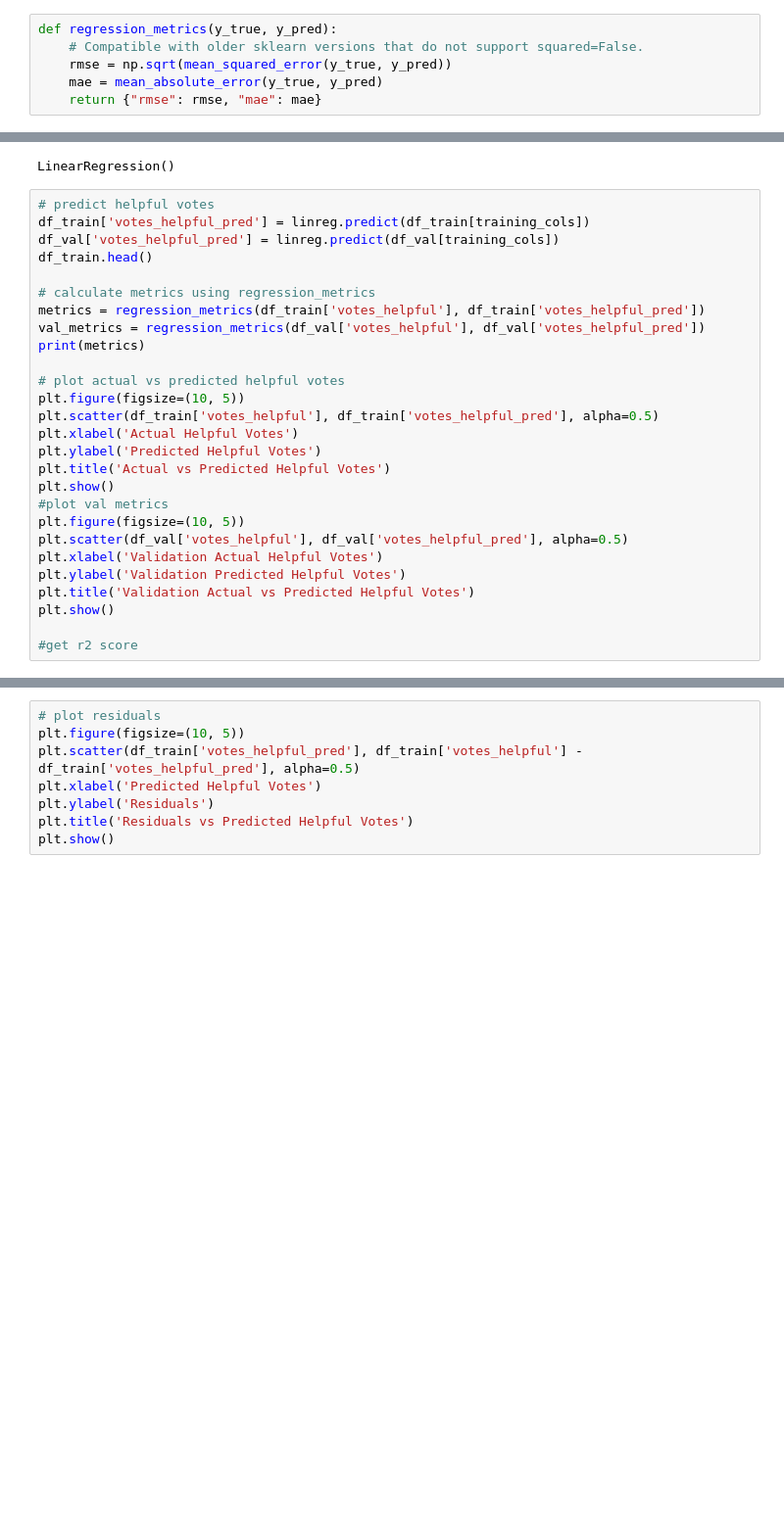
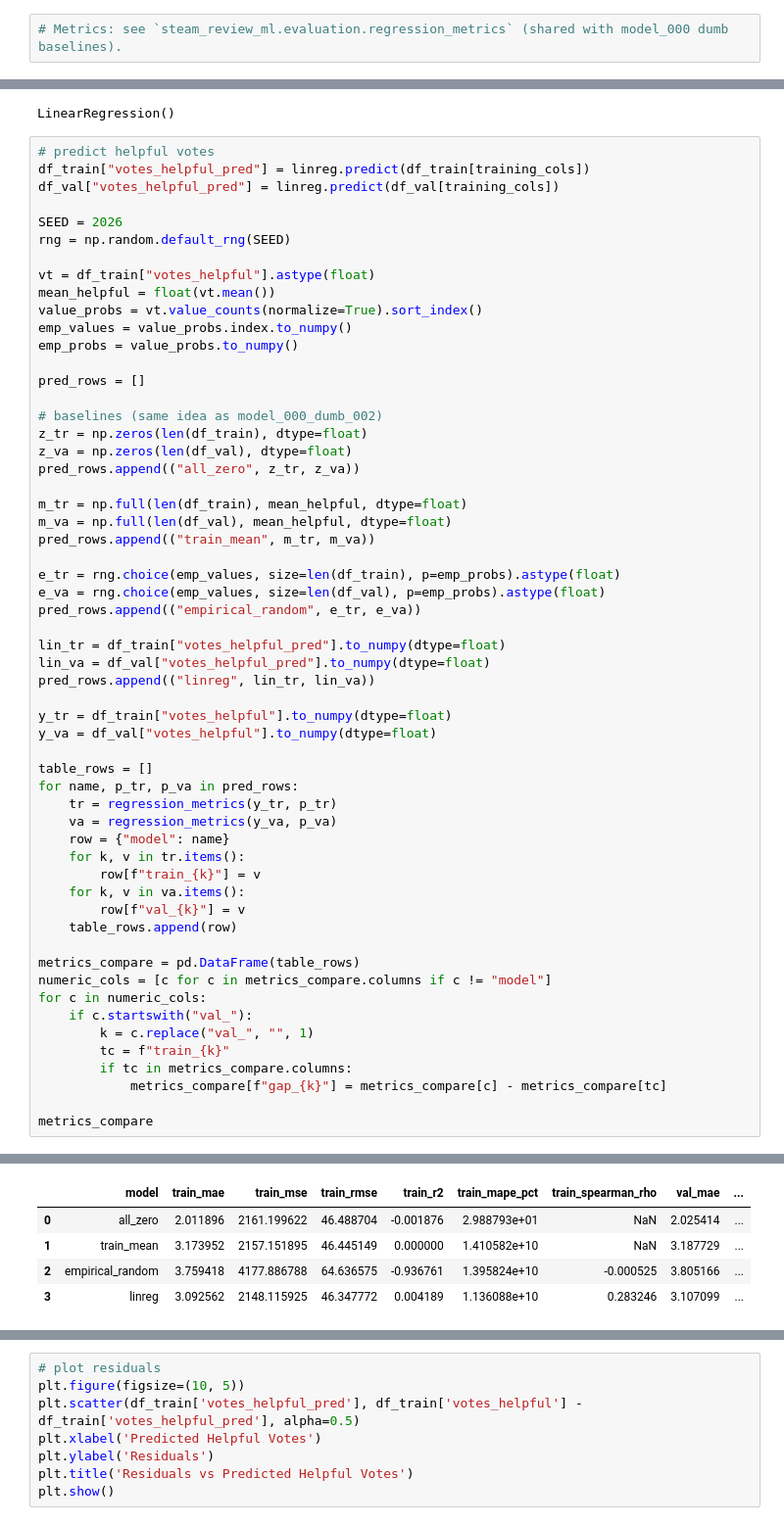
Before and after one commit to rreuther8/steam-review-ml, a Jupyter notebook: notebooks/models/model_001_linreg__votes_helpful.ipynb, the cells around one changed output, grey strips where cells are left out. Shown at 98% size. Drawn from its saved outputs; the diff is of its cells as text; blank space fills up the shorter version.

```diff
--- a/notebooks/models/model_001_linreg__votes_helpful.ipynb
+++ b/notebooks/models/model_001_linreg__votes_helpful.ipynb
@@ -67,11 +76,7 @@ df_val = pd.read_parquet('../../data/processed/steam_reviews_cleaned_english_val
 # %% [markdown]
 ## 3) Metric Helpers
 # %%
-def regression_metrics(y_true, y_pred):
-    # Compatible with older sklearn versions that do not support squared=False.
-    rmse = np.sqrt(mean_squared_error(y_true, y_pred))
-    mae = mean_absolute_error(y_true, y_pred)
-    return {"rmse": rmse, "mae": mae}
+# Metrics: see `steam_review_ml.evaluation.regression_metrics` (shared with model_000 dumb baselines).
 # %% [markdown]
 ## 4) Data Sanity Checks
 # %%
@@ -116,29 +123,59 @@ linreg.fit(
 LinearRegression()
 # %%
 # predict helpful votes
-df_train['votes_helpful_pred'] = linreg.predict(df_train[training_cols])
-df_val['votes_helpful_pred'] = linreg.predict(df_val[training_cols])
-df_train.head()
+df_train["votes_helpful_pred"] = linreg.predict(df_train[training_cols])
+df_val["votes_helpful_pred"] = linreg.predict(df_val[training_cols])
 
-# calculate metrics using regression_metrics
-metrics = regression_metrics(df_train['votes_helpful'], df_train['votes_helpful_pred'])
-val_metrics = regression_metrics(df_val['votes_helpful'], df_val['votes_helpful_pred'])
-print(metrics)
+SEED = 2026
+rng = np.random.default_rng(SEED)
 
-# plot actual vs predicted helpful votes
-plt.figure(figsize=(10, 5))
-plt.scatter(df_train['votes_helpful'], df_train['votes_helpful_pred'], alpha=0.5)
-plt.xlabel('Actual Helpful Votes')
-plt.ylabel('Predicted Helpful Votes')
-plt.title('Actual vs Predicted Helpful Votes')
-plt.show()
-#plot val metrics
-plt.figure(figsize=(10, 5))
-plt.scatter(df_val['votes_helpful'], df_val['votes_helpful_pred'], alpha=0.5)
-plt.xlabel('Validation Actual Helpful Votes')
-plt.ylabel('Validation Predicted Helpful Votes')
-plt.title('Validation Actual vs Predicted Helpful Votes')
-plt.show()
+vt = df_train["votes_helpful"].astype(float)
+mean_helpful = float(vt.mean())
+value_probs = vt.value_counts(normalize=True).sort_index()
+emp_values = value_probs.index.to_numpy()
+emp_probs = value_probs.to_numpy()
 
-#get r2 score
+pred_rows = []
+
+# baselines (same idea as model_000_dumb_002)
+z_tr = np.zeros(len(df_train), dtype=float)
+z_va = np.zeros(len(df_val), dtype=float)
+pred_rows.append(("all_zero", z_tr, z_va))
+
+m_tr = np.full(len(df_train), mean_helpful, dtype=float)
+m_va = np.full(len(df_val), mean_helpful, dtype=float)
+pred_rows.append(("train_mean", m_tr, m_va))
+
+e_tr = rng.choice(emp_values, size=len(df_train), p=emp_probs).astype(float)
+e_va = rng.choice(emp_values, size=len(df_val), p=emp_probs).astype(float)
+pred_rows.append(("empirical_random", e_tr, e_va))
+
+lin_tr = df_train["votes_helpful_pred"].to_numpy(dtype=float)
+lin_va = df_val["votes_helpful_pred"].to_numpy(dtype=float)
+pred_rows.append(("linreg", lin_tr, lin_va))
+
+y_tr = df_train["votes_helpful"].to_numpy(dtype=float)
+y_va = df_val["votes_helpful"].to_numpy(dtype=float)
+
+table_rows = []
+for name, p_tr, p_va in pred_rows:
+    tr = regression_metrics(y_tr, p_tr)
+    va = regression_metrics(y_va, p_va)
+    row = {"model": name}
+    for k, v in tr.items():
+        row[f"train_{k}"] = v
+    for k, v in va.items():
+        row[f"val_{k}"] = v
+    table_rows.append(row)
+
+metrics_compare = pd.DataFrame(table_rows)
+numeric_cols = [c for c in metrics_compare.columns if c != "model"]
+for c in numeric_cols:
+    if c.startswith("val_"):
+        k = c.replace("val_", "", 1)
+        tc = f"train_{k}"
+        if tc in metrics_compare.columns:
+            metrics_compare[f"gap_{k}"] = metrics_compare[c] - metrics_compare[tc]
+
+metrics_compare
 # %% [output]
@@ -148 +182,6 @@ plt.show()
+|  | model | train_mae | train_mse | train_rmse | train_r2 | train_mape_pct | train_spearman_rho | val_mae | ... |
+| 0 | all_zero | 2.011896 | 2161.199622 | 46.488704 | -0.001876 | 2.988793e+01 | NaN | 2.025414 | ... |
+| 1 | train_mean | 3.173952 | 2157.151895 | 46.445149 | 0.000000 | 1.410582e+10 | NaN | 3.187729 | ... |
+| 2 | empirical_random | 3.759418 | 4177.886788 | 64.636575 | -0.936761 | 1.395824e+10 | -0.000525 | 3.805166 | ... |
+| 3 | linreg | 3.092562 | 2148.115925 | 46.347772 | 0.004189 | 1.136088e+10 | 0.283246 | 3.107099 | ... |
 # %%
```
Also changed, not shown: parts of 8 cells of this notebook, 4 other files.
